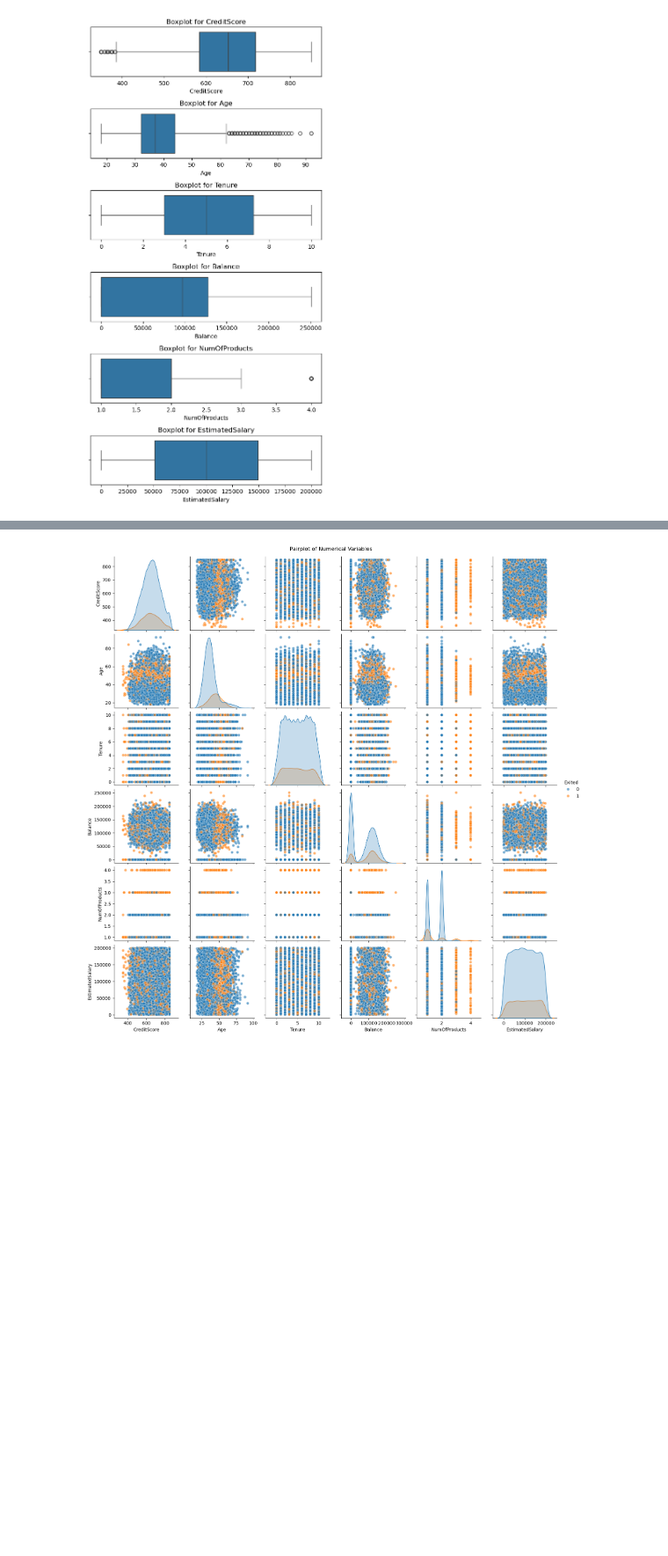
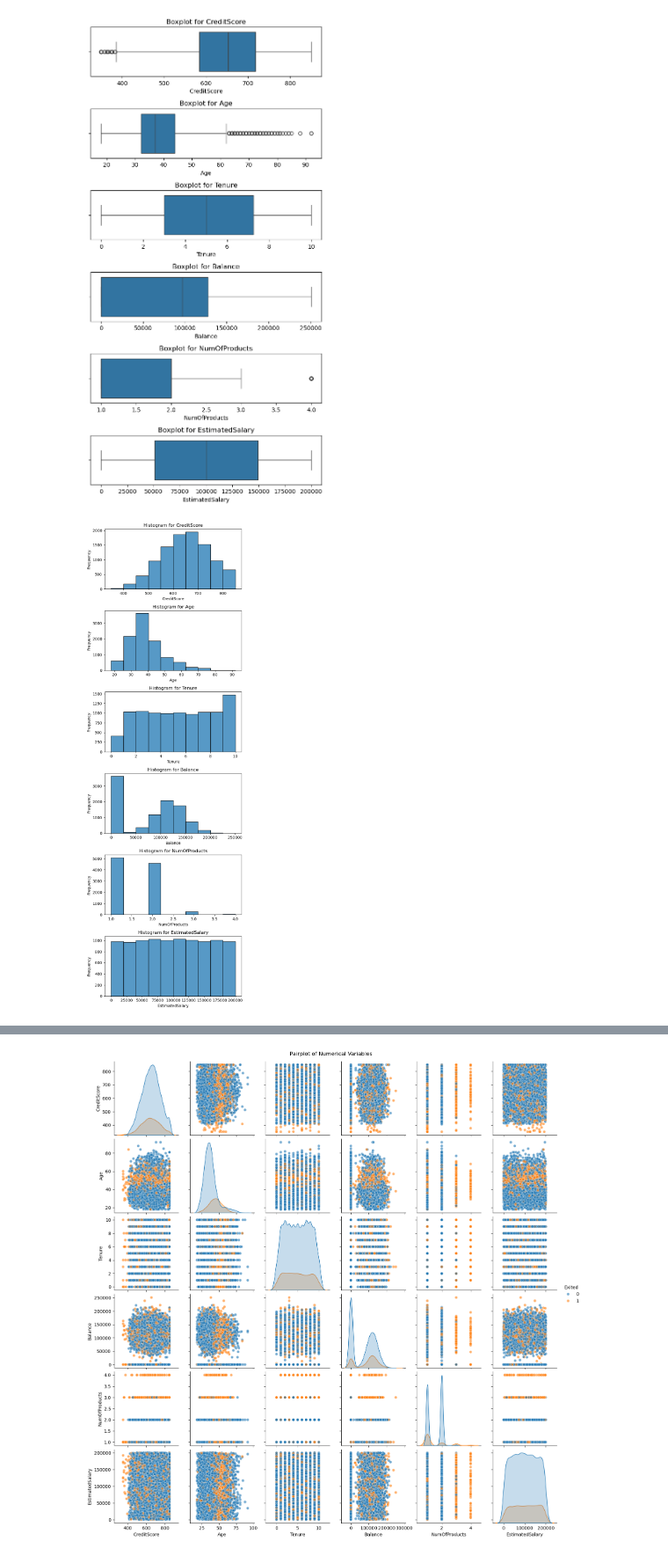
Before and after one commit to davexat/Customer_Churn_Predictor, a Jupyter notebook: notebooks/2.0_dsb_data_exploration.ipynb, the cells around one changed output, grey strips where cells are left out. Shown at 88% size. Saved outputs shown, nothing was run; the diff lists cells and outputs as text; code cells hidden in the pictures; blank space fills up the shorter version.

```diff
--- a/notebooks/2.0_dsb_data_exploration.ipynb
+++ b/notebooks/2.0_dsb_data_exploration.ipynb
@@ -52,3 +52,7 @@ Las variables con una distribución asimétrica son `Balance` y `NumOfProducts`.
 plots.plot_horizontal_boxplot(df, num_vars)
 # %% [output]
 [figure]
+# %%
+plots.plot_histograms(df, num_vars)
+# %% [output]
+[figure, added]
```
Also changed, not shown: parts of 9 cells of this notebook, 1 other file.
